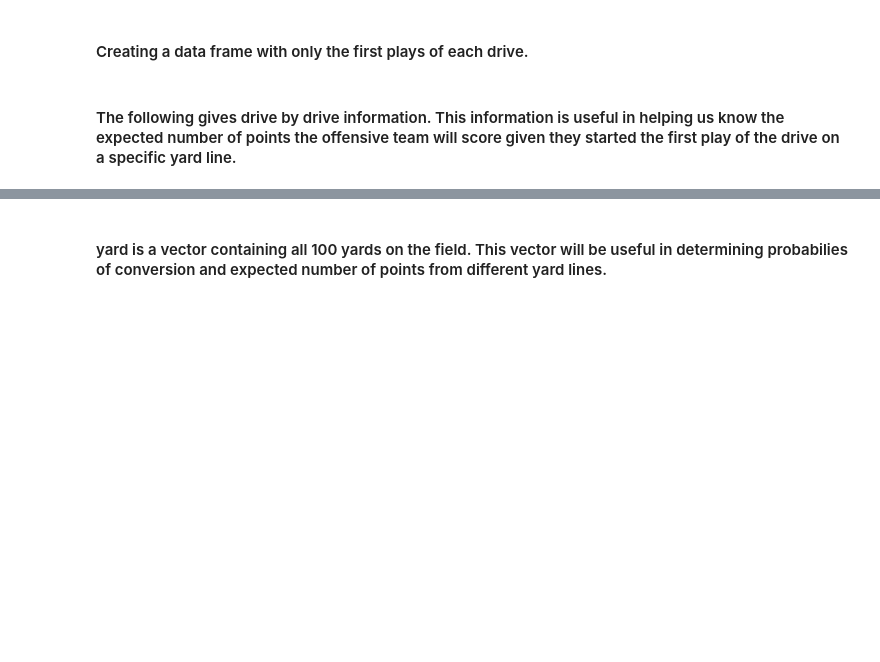
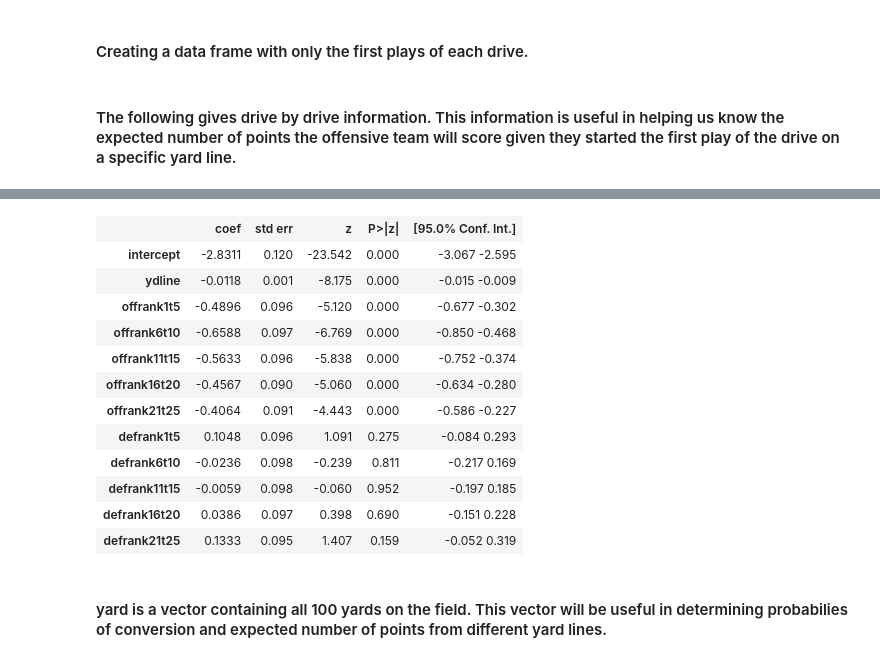
Before and after one commit to tomdawg86/Stat_222_NFL_Project, a Jupyter notebook: NFL - Go For It!.ipynb, the cells around one changed output, grey strips where cells are left out. Saved outputs shown, nothing was run; the diff lists cells and outputs as text; code cells hidden in the pictures; blank space fills up the shorter version.

```diff
--- a/NFL - Go For It!.ipynb
+++ b/NFL - Go For It!.ipynb
@@ -315,3 +315,70 @@ driveByDrive = driveByDrive.ix[pureKickoffs == False]
 regPointVals = driveByDrive.pointsScored.isin((0,2,3,5,6,7,8,9,10))
 driveByDrive = driveByDrive.ix[regPointVals == True]
 #driveByDrive.ix[0:10,[0,8,81,9,82,10,83,11,84,109]]
+# %%
+driveByDrive['pointsScored'] = 0
+madeFG = driveByDrive.last_description.str.contains('GOOD') == True
+driveByDrive.pointsScored[madeFG == True] = 3
+madeTD = driveByDrive.last_description.str.contains('extra point' or 'Extra Point' or 'Extra point') == True
+madeTD2 = driveByDrive.last_description.str.contains('TWO-POINT CONVERSION') == True
+driveByDrive.pointsScored[madeTD == True] = 7
+driveByDrive.pointsScored[madeTD2 == True] = 7
+safety = driveByDrive.last_description.str.contains('SAFETY') == True
+driveByDrive.pointsScored[safety == True] = -2
+defTD = driveByDrive.last_description.str.contains('TOUCHDOWN') == True
+driveByDrive.pointsScored[defTD == True] = 7
+driveByDrive.pointsScored.mean()
+driveByDrive['puntReturnForTD'] = 0
+puntReturnTD = (driveByDrive.last_description.str.contains('punt') & driveByDrive.last_description.str.contains('TOUCHDOWN')) == True
+driveByDrive.puntReturnForTD[puntReturnTD == True] = 1
+driveByDrive.pointsScored[puntReturnTD == True] = -7
+
+driveByDrive['interceptionForTD'] = 0
+interceptAndTD = driveByDrive.last_description.str.contains('INTERCEPTION') & driveByDrive.last_description.str.contains('TOUCHDOWN') == True
+driveByDrive.interceptionForTD[interceptAndTD == True] = 1
+driveByDrive.pointsScored[puntReturnTD == True] = -7
+
+driveByDrive['fumbleForTD'] = 0
+fumbleAndTD = driveByDrive.last_description.str.contains('FUMBLE') & driveByDrive.last_description.str.contains('TOUCHDOWN') == True
+driveByDrive.fumbleForTD[fumbleAndTD == True] = 1
+driveByDrive.pointsScored[fumbleAndTD == True] = -7
+
+driveByDrive['blockedPuntForTD'] = 0
+blockedPuntAndTD = driveByDrive.last_description.str.contains('BLOCK') & driveByDrive.last_description.str.contains('TOUCHDOWN') == True
+driveByDrive.blockedPuntForTD[blockedPuntAndTD == True] = 1
+driveByDrive.pointsScored[blockedPuntAndTD == True] = -7
+driveByDriveNew = (driveByDrive.shift(1)).shift(-1)
+driveByDriveShift = driveByDrive[['puntReturnForTD','interceptionForTD','fumbleForTD','blockedPuntForTD']].shift(1)
+driveByDriveShift.rename(columns=lambda x: 'remove' + x, inplace=True)
+driveByDrive2 = driveByDriveNew.join(driveByDriveShift, how = 'outer')
+driveByDrive3 = driveByDrive2[driveByDrive2['removepuntReturnForTD'] != 1]
+driveByDrive4 = driveByDrive3[driveByDrive3['removeinterceptionForTD'] != 1]
+driveByDrive5 = driveByDrive4[driveByDrive4['removefumbleForTD'] != 1]
+driveByDrive6 = driveByDrive5[driveByDrive5['removeblockedPuntForTD'] != 1]
+driveByDrive6['intercept'] = [1]*len(driveByDrive6)
+driveByDrive6['deftouch'] = [0]*len(driveByDrive6)
+driveByDrive6['defsafety'] = [0]*len(driveByDrive6)
+driveByDrive6['field'] = [0]*len(driveByDrive6)
+driveByDrive6['touch'] = [0]*len(driveByDrive6)
+driveByDrive6['nopoint'] = [0]*len(driveByDrive6)
+driveByDrive6 = pd.DataFrame(driveByDrive6)
+#puntReturnTD = (driveByDrive.last_description.str.contains('punt') & driveByDrive.last_description.str.contains('TOUCHDOWN')) == True
+driveByDrive6.deftouch[driveByDrive6['pointsScored'] == -7] = 1
+driveByDrive6.defsafety[driveByDrive6['pointsScored'] == -2] = 1
+driveByDrive6.nopoint[driveByDrive6['pointsScored'] == 0] = 1
+driveByDrive6.field[driveByDrive6['pointsScored'] == 3] = 1
+driveByDrive6.touch[driveByDrive6['pointsScored'] == 7] = 1
+driveByDriveN = driveByDrive6[['deftouch', 'defsafety', 'nopoint', 'field', 'touch', 'intercept', 'ydline', 'offrank1t5','offrank6t10','offrank11t15','offrank16t20','offrank21t25','defrank1t5','defrank6t10','defrank11t15','defrank16t20','defrank21t25']]
+driveByDriveN = driveByDriveN.dropna(axis = 0, how = "any")
+deftouch_logit = sm.Logit(driveByDriveN[['deftouch']], driveByDriveN[['intercept', 'ydline', 'offrank1t5','offrank6t10','offrank11t15','offrank16t20','offrank21t25','defrank1t5','defrank6t10','defrank11t15','defrank16t20','defrank21t25']])
+defsafety_logit = sm.Logit(driveByDriveN[['defsafety']], driveByDriveN[['intercept', 'ydline', 'offrank1t5','offrank6t10','offrank11t15','offrank16t20','offrank21t25','defrank1t5','defrank6t10','defrank11t15','defrank16t20','defrank21t25']])
+nopoint_logit = sm.Logit(driveByDriveN[['nopoint']], driveByDriveN[['intercept', 'ydline', 'offrank1t5','offrank6t10','offrank11t15','offrank16t20','offrank21t25','defrank1t5','defrank6t10','defrank11t15','defrank16t20','defrank21t25']])
+field_logit = sm.Logit(driveByDriveN[['field']], driveByDriveN[['intercept', 'ydline', 'offrank1t5','offrank6t10','offrank11t15','offrank16t20','offrank21t25','defrank1t5','defrank6t10','defrank11t15','defrank16t20','defrank21t25']])
+touch_logit = sm.Logit(driveByDriveN[['touch']], driveByDriveN[['intercept', 'ydline', 'offrank1t5','offrank6t10','offrank11t15','offrank16t20','offrank21t25','defrank1t5','defrank6t10','defrank11t15','defrank16t20','defrank21t25']])
+deftouch_logitResult = deftouch_logit.fit()
+defsafety_logitResult = defsafety_logit.fit()
+nopoint_logitResult = nopoint_logit.fit()
+field_logitResult = field_logit.fit()
+touch_logitResult = touch_logit.fit()
+touch_logitResult.summary()
+# %% [output]
@@ -318,3 +408,16 @@ driveByDrive = driveByDrive.ix[regPointVals == True]
+|  | coef | std err | z | P>|z| | [95.0% Conf. Int.] |
+| intercept | -2.8311 | 0.120 | -23.542 | 0.000 | -3.067 -2.595 |
+| ydline | -0.0118 | 0.001 | -8.175 | 0.000 | -0.015 -0.009 |
+| offrank1t5 | -0.4896 | 0.096 | -5.120 | 0.000 | -0.677 -0.302 |
+| offrank6t10 | -0.6588 | 0.097 | -6.769 | 0.000 | -0.850 -0.468 |
+| offrank11t15 | -0.5633 | 0.096 | -5.838 | 0.000 | -0.752 -0.374 |
+| offrank16t20 | -0.4567 | 0.090 | -5.060 | 0.000 | -0.634 -0.280 |
+| offrank21t25 | -0.4064 | 0.091 | -4.443 | 0.000 | -0.586 -0.227 |
+| defrank1t5 | 0.1048 | 0.096 | 1.091 | 0.275 | -0.084 0.293 |
+| defrank6t10 | -0.0236 | 0.098 | -0.239 | 0.811 | -0.217 0.169 |
+| defrank11t15 | -0.0059 | 0.098 | -0.060 | 0.952 | -0.197 0.185 |
+| defrank16t20 | 0.0386 | 0.097 | 0.398 | 0.690 | -0.151 0.228 |
+| defrank21t25 | 0.1333 | 0.095 | 1.407 | 0.159 | -0.052 0.319 |
 # %% [markdown]
 #### yard is a vector containing all 100 yards on the field. This vector will be useful in determining probabilies of conversion and expected number of points from different yard lines.
 # %%
```
Also changed, not shown: parts of 3 cells of this notebook, 3 other files.
